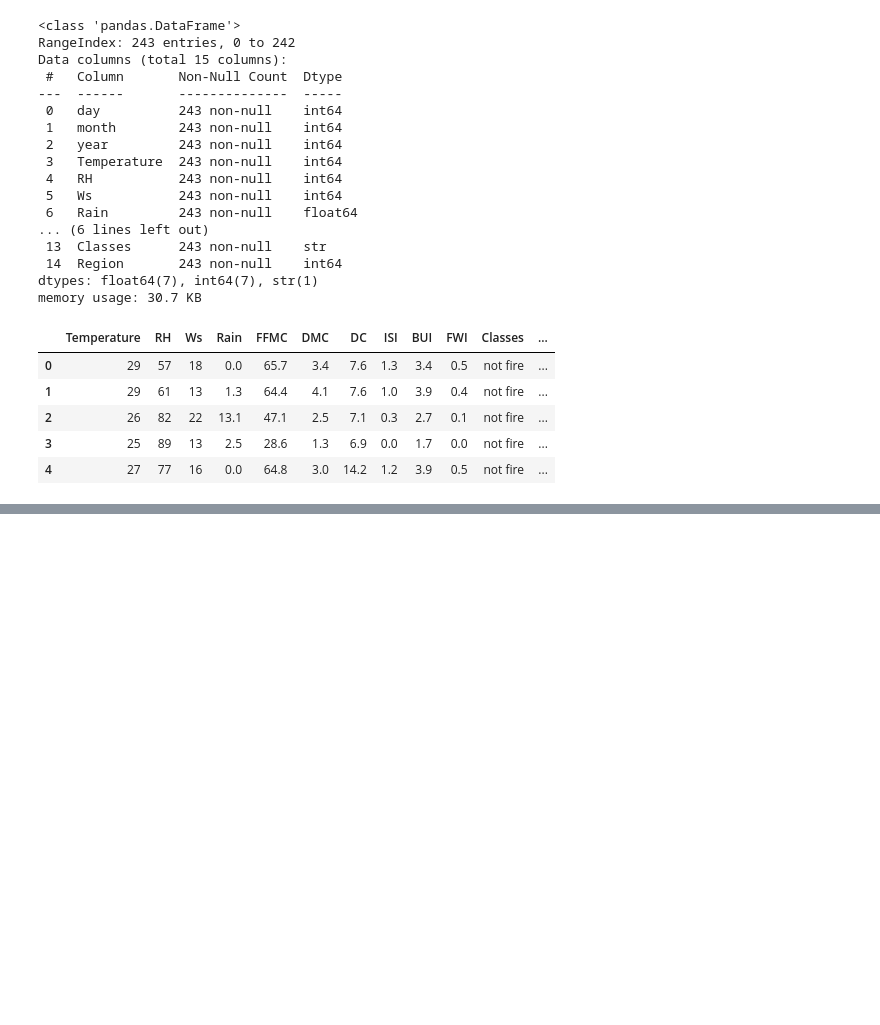
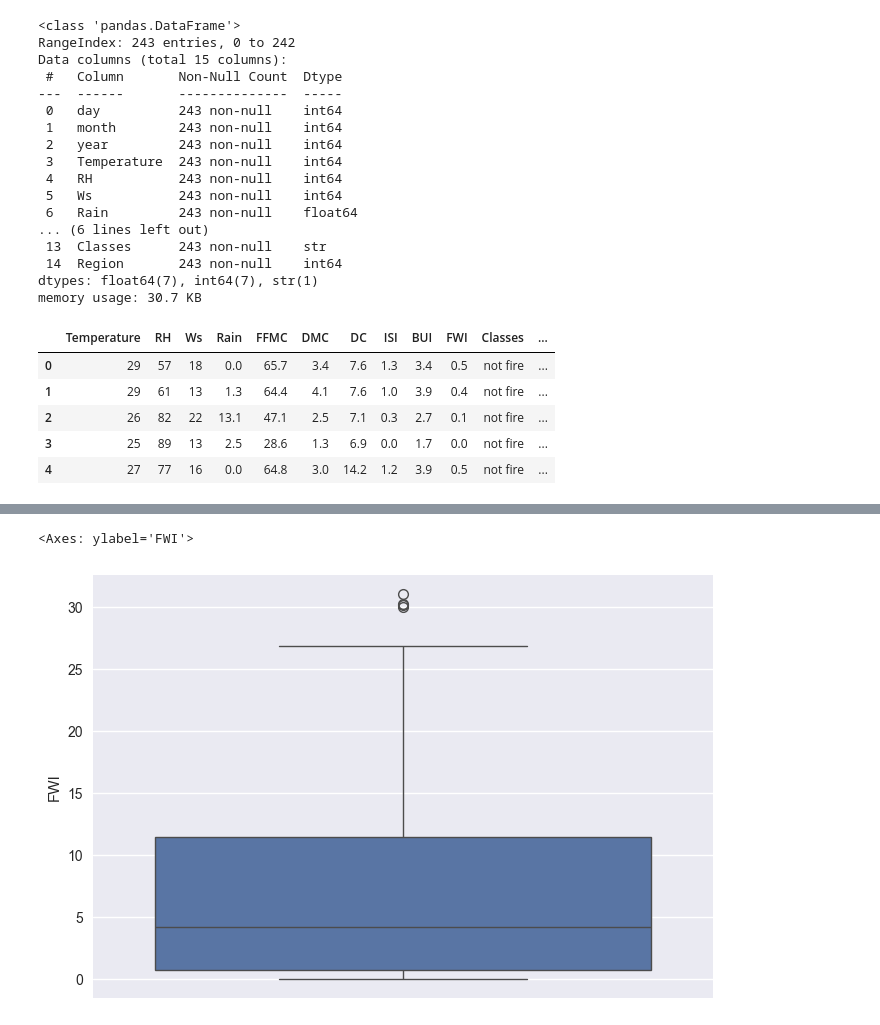
Before and after one commit to Mohit01112/data-science-journey, a Jupyter notebook: algerian_forest_fire/datacleaning.ipynb, the cells around one changed output, grey strips where cells are left out. Drawn from its saved outputs; the diff is of its cells as text; code cells hidden in the pictures; blank space fills up the shorter version.

```diff
--- a/algerian_forest_fire/datacleaning.ipynb
+++ b/algerian_forest_fire/datacleaning.ipynb
@@ -216,0 +329,6 @@ df_copy['Classes']=np.where(df_copy["Classes"])
+# %%
+## boxplot
+sns.boxplot(df_copy['FWI'])
+# %% [output]
+<Axes: ylabel='FWI'>
+[figure, added]
```
Also changed, not shown: parts of 15 cells of this notebook.
